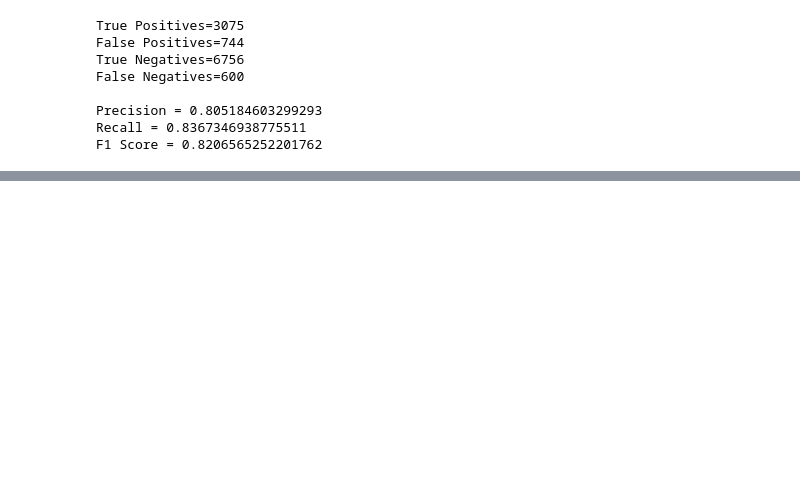
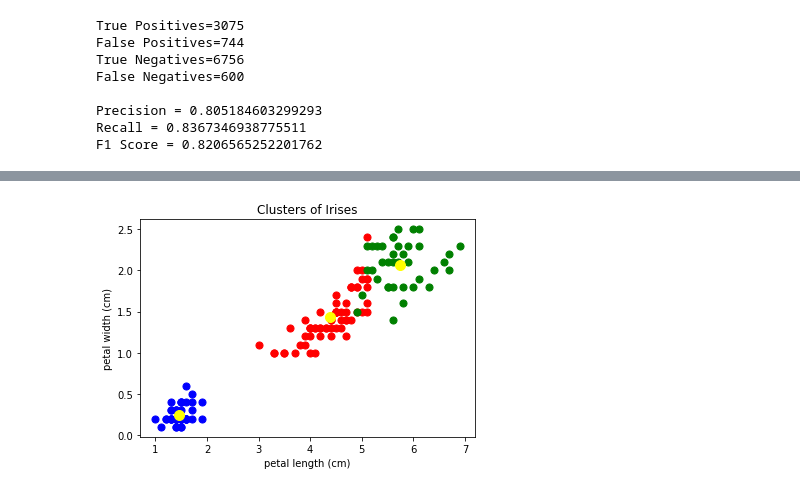
Before and after one commit to ANGELLOPARR/csc466-project, a Jupyter notebook: KmeansExercise.ipynb, the cells around one changed output, grey strips where cells are left out. Saved outputs shown, nothing was run; the diff lists cells and outputs as text; code cells hidden in the pictures; blank space fills up the shorter version.

Commit message:
add another cluster graph

```diff
--- a/KmeansExercise.ipynb
+++ b/KmeansExercise.ipynb
@@ -108,0 +114,12 @@ plt.show()
+# %%
+plt.scatter(X.values[y_kmeans==0, 2], X.values[y_kmeans==0, 3], s=50, c='red', label ='Cluster 1')
+plt.scatter(X.values[y_kmeans==1, 2], X.values[y_kmeans==1, 3], s=50, c='blue', label ='Cluster 2')
+plt.scatter(X.values[y_kmeans==2, 2], X.values[y_kmeans==2, 3], s=50, c='green', label ='Cluster 3')
+
+plt.scatter(kmeans.cluster_centers_[:, 2], kmeans.cluster_centers_[:, 3], s=100, c='yellow', label = 'Centroids')
+plt.title('Clusters of Irises')
+plt.xlabel('petal length (cm)')
+plt.ylabel('petal width (cm)')
+plt.show()
+# %% [output]
+[figure, added]
```
Also changed, not shown: parts of 4 cells of this notebook.
